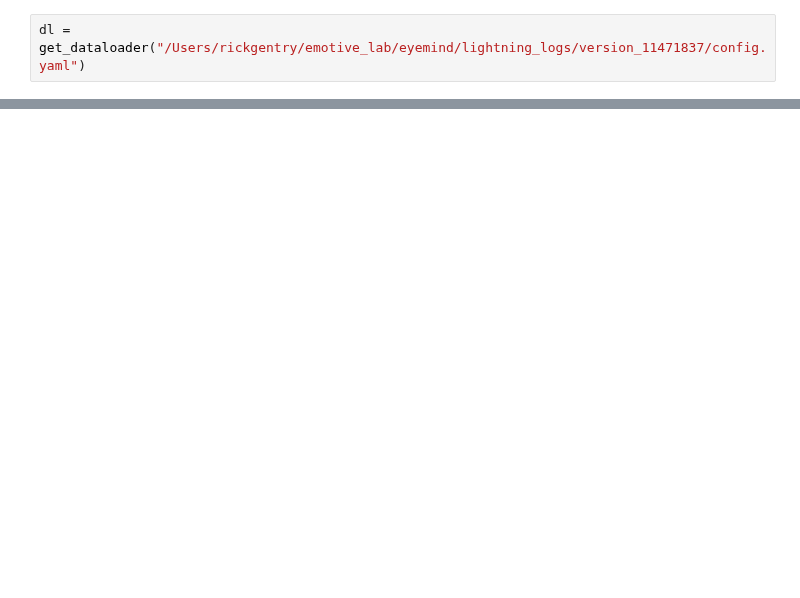
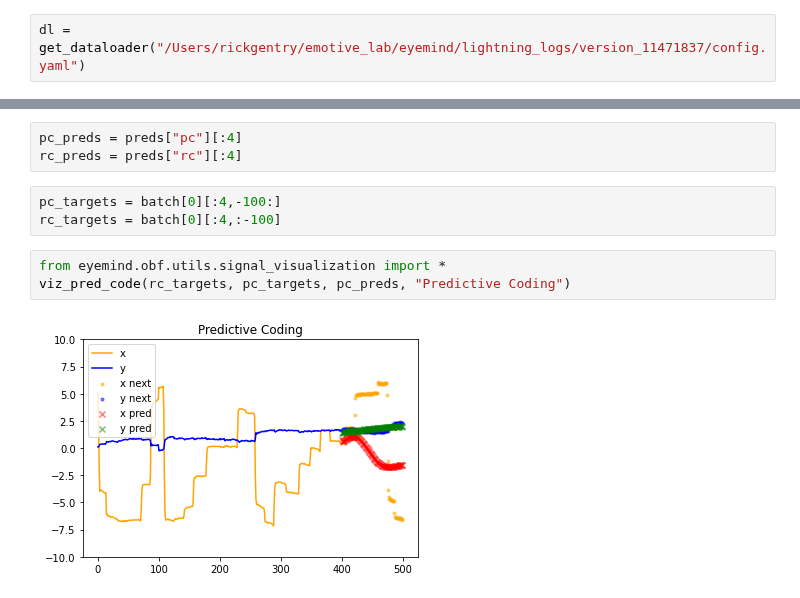
Before and after one commit to rosyvs/DeepGaze, a Jupyter notebook: notebooks/prediction_analysis.ipynb, the cells around one changed output, grey strips where cells are left out. Saved outputs shown, nothing was run; the diff lists cells and outputs as text; blank space fills up the shorter version.

```diff
--- a/notebooks/prediction_analysis.ipynb
+++ b/notebooks/prediction_analysis.ipynb
@@ -85,0 +89,11 @@ ValueError: not enough values to unpack (expected 4, got 2)
+# %%
+pc_preds = preds["pc"][:4]
+rc_preds = preds["rc"][:4]
+# %%
+pc_targets = batch[0][:4,-100:]
+rc_targets = batch[0][:4,:-100]
+# %%
+from eyemind.obf.utils.signal_visualization import *
+viz_pred_code(rc_targets, pc_targets, pc_preds, "Predictive Coding")
+# %% [output]
+[figure, added]
```
Also changed, not shown: parts of 13 cells of this notebook, 12 other files.
